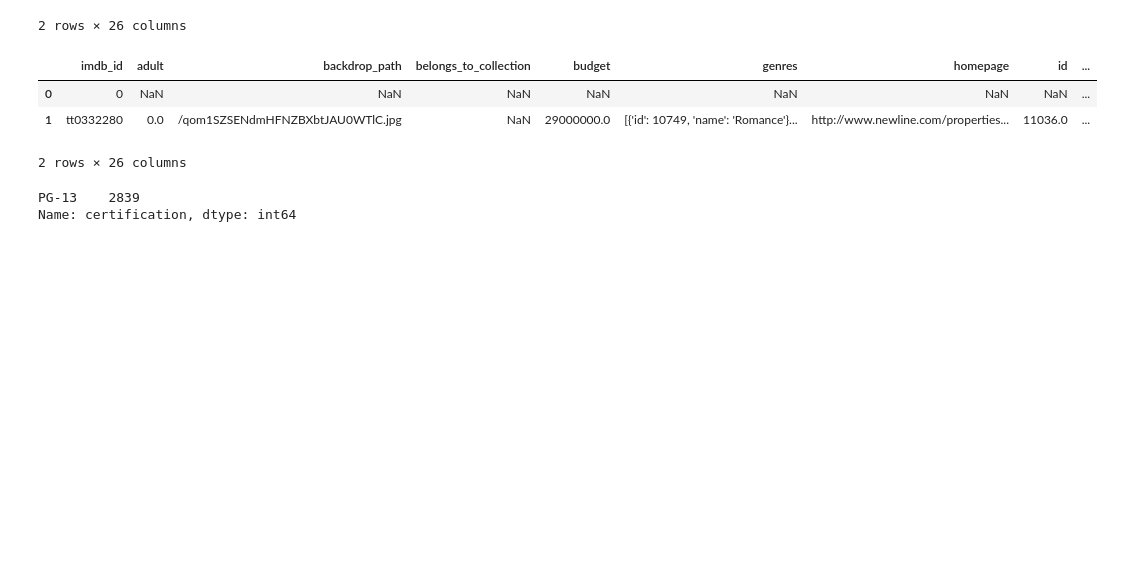
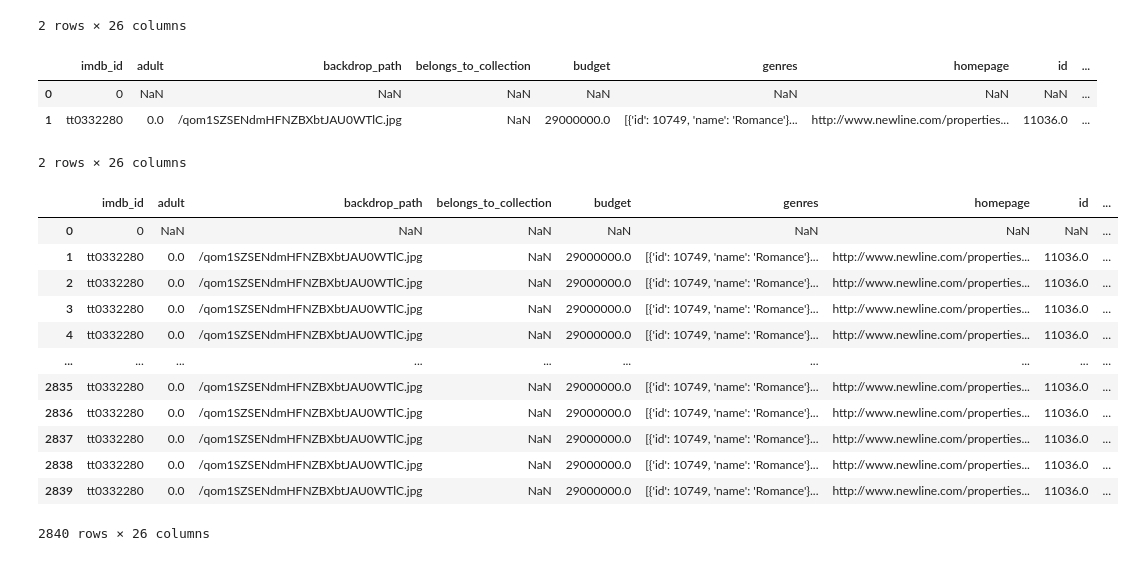
Before and after one commit to QianFu520/Project-3--Analyze-what-makes-a-movie-successful, a Jupyter notebook: Exploratory Data Analysis(part2).ipynb, the cells around one changed output. Saved outputs shown, nothing was run; the diff lists cells and outputs as text; code cells hidden in the pictures; blank space fills up the shorter version.

```diff
--- a/Exploratory Data Analysis(part2).ipynb
+++ b/Exploratory Data Analysis(part2).ipynb
@@ -17,7 +17,18 @@ df_2001.head(2)
 | 1 | tt0332280 | 0.0 | /qom1SZSENdmHFNZBXbtJAU0WTlC.jpg | NaN | 29000000.0 | [{'id': 10749, 'name': 'Romance'}... | http://www.newline.com/properties... | 11036.0 | ... |
 2 rows × 26 columns
 # %%
-df_2001['certification'].value_counts()
+df_2001
 # %% [output]
+|  | imdb_id | adult | backdrop_path | belongs_to_collection | budget | genres | homepage | id | ... |
+| 0 | 0 | NaN | NaN | NaN | NaN | NaN | NaN | NaN | ... |
+| 1 | tt0332280 | 0.0 | /qom1SZSENdmHFNZBXbtJAU0WTlC.jpg | NaN | 29000000.0 | [{'id': 10749, 'name': 'Romance'}... | http://www.newline.com/properties... | 11036.0 | ... |
+| 2 | tt0332280 | 0.0 | /qom1SZSENdmHFNZBXbtJAU0WTlC.jpg | NaN | 29000000.0 | [{'id': 10749, 'name': 'Romance'}... | http://www.newline.com/properties... | 11036.0 | ... |
+| 3 | tt0332280 | 0.0 | /qom1SZSENdmHFNZBXbtJAU0WTlC.jpg | NaN | 29000000.0 | [{'id': 10749, 'name': 'Romance'}... | http://www.newline.com/properties... | 11036.0 | ... |
+| 4 | tt0332280 | 0.0 | /qom1SZSENdmHFNZBXbtJAU0WTlC.jpg | NaN | 29000000.0 | [{'id': 10749, 'name': 'Romance'}... | http://www.newline.com/properties... | 11036.0 | ... |
+| ... | ... | ... | ... | ... | ... | ... | ... | ... | ... |
+| 2835 | tt0332280 | 0.0 | /qom1SZSENdmHFNZBXbtJAU0WTlC.jpg | NaN | 29000000.0 | [{'id': 10749, 'name': 'Romance'}... | http://www.newline.com/properties... | 11036.0 | ... |
+| 2836 | tt0332280 | 0.0 | /qom1SZSENdmHFNZBXbtJAU0WTlC.jpg | NaN | 29000000.0 | [{'id': 10749, 'name': 'Romance'}... | http://www.newline.com/properties... | 11036.0 | ... |
+| 2837 | tt0332280 | 0.0 | /qom1SZSENdmHFNZBXbtJAU0WTlC.jpg | NaN | 29000000.0 | [{'id': 10749, 'name': 'Romance'}... | http://www.newline.com/properties... | 11036.0 | ... |
+| 2838 | tt0332280 | 0.0 | /qom1SZSENdmHFNZBXbtJAU0WTlC.jpg | NaN | 29000000.0 | [{'id': 10749, 'name': 'Romance'}... | http://www.newline.com/properties... | 11036.0 | ... |
+| 2839 | tt0332280 | 0.0 | /qom1SZSENdmHFNZBXbtJAU0WTlC.jpg | NaN | 29000000.0 | [{'id': 10749, 'name': 'Romance'}... | http://www.newline.com/properties... | 11036.0 | ... |
-PG-13    2839
-Name: certification, dtype: int64
+2840 rows × 26 columns
```
Also changed, not shown: parts of 1 cell of this notebook, 9 other files.
